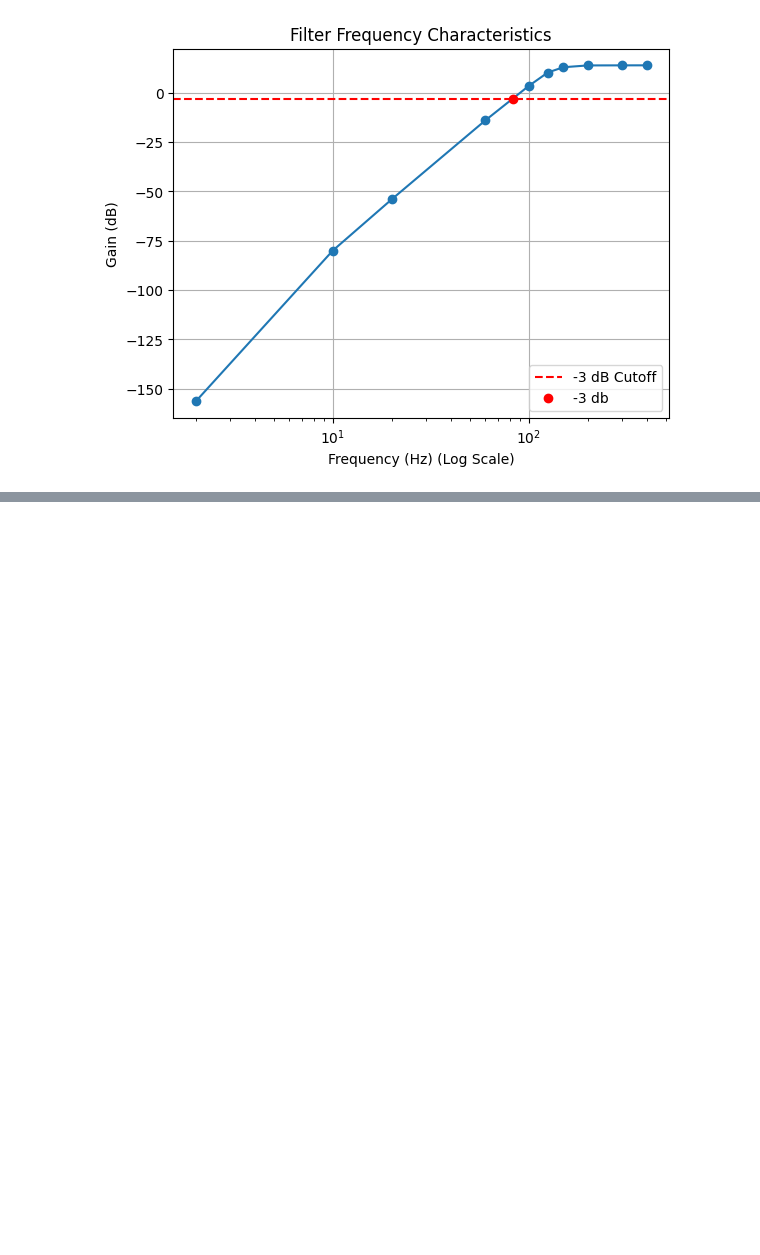
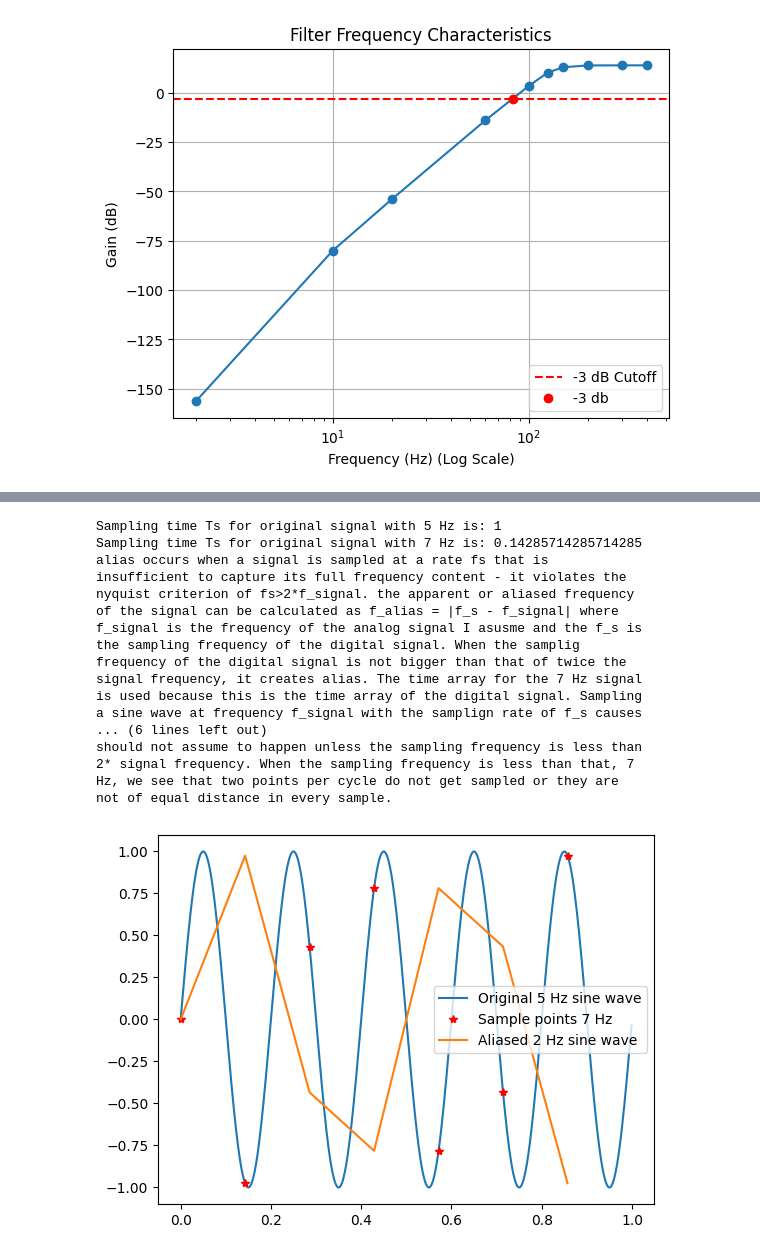
Before and after one commit to electronjia/biosignal_medical_image_processing_questions, a Jupyter notebook: chapter_1.ipynb, the cells around one changed output, grey strips where cells are left out. Cells and saved outputs as stored; diff of their text form; code cells hidden in the pictures; blank space fills up the shorter version.

```diff
--- a/chapter_1.ipynb
+++ b/chapter_1.ipynb
@@ -72,0 +86,60 @@ The estimated order of the filter is: 4
+# %%
+import numpy as np
+import math
+import matplotlib.pyplot as plt
+import textwrap
+
+# Parameters
+t_t = 1
+freq_analog = 5 # frequency of original sine wave Hz
+freq_sampling = 7 # sampling frequency Hzz
+N = 1000
+
+# Generate
+t_s_analog = t_t / N # Sampling time for the original signal at 5 Hz
+t_s_digital = 1/freq_sampling # Sampling time for the new signal at 7 Hz
+
+# Generate time arrays using the total time and sampling times
+time_arr_1 = np.arange(0, t_t, t_s_analog)
+time_arr_7 = np.arange(0,t_t, t_s_digital)
+
+# Generate the two sine waves
+sine_arr_5 = np.sin(freq_analog*2*np.pi*time_arr_1)
+sine_arr_7 = np.sin(freq_analog*2*np.pi*time_arr_7)
+
+plt.figure()
+plt.plot(time_arr_1, sine_arr_5, label=f"Original {freq_analog} Hz sine wave")
+plt.plot(time_arr_7, sine_arr_7, "r*",  label=f"Sample points {freq_sampling} Hz")
+
+# Find aliased
+alias_freq = np.abs(freq_sampling - freq_analog)
+sine_alias = np.sin(2*np.pi*alias_freq*time_arr_7)
+
+plt.plot(time_arr_7, sine_alias,  label=f"Aliased {alias_freq:.0f} Hz sine wave")
+plt.legend()
+
+
+print(f"Sampling time Ts for original signal with 5 Hz is: {t_t}")
+print(f"Sampling time Ts for original signal with 7 Hz is: {t_s_digital}")
+output = "alias occurs when a signal is sampled at a rate fs that is insufficient to capture its full frequency content - it violates the nyquist criterion of fs>2*f_signal. the apparent or aliased frequency of the signal can be calculated as f_alias = |f_s - f_signal| where f_signal is the frequency of the analog signal I asusme and the f_s is the sampling frequency of the digital signal. When the samplig frequency of the digital signal is not bigger than that of twice the signal frequency, it creates alias. The time array for the 7 Hz signal is used because this is the time array of the digital signal. Sampling a sine wave at frequency f_signal with the samplign rate of f_s causes the sampled points to align with a sine wave of a lower frequency f_alias. This occurs because the sampling process introduces periodic overlap in the frequency domain. Aliasing also occurs when in one cycle we sample less than 2 points or sample points that are not of equal distance away. When I tried new frequency of 15 Hz, two points were sampled in every cycle and had the same distance apart. Aliasing should not assume to happen unless the sampling frequency is less than 2* signal frequency. When the sampling frequency is less than that, 7 Hz, we see that two points per cycle do not get sampled or they are not of equal distance in every sample."
+
+print("\n".join(textwrap.wrap(output, width=70)))
+# %% [output]
+Sampling time Ts for original signal with 5 Hz is: 1
+Sampling time Ts for original signal with 7 Hz is: 0.14285714285714285
+alias occurs when a signal is sampled at a rate fs that is
+insufficient to capture its full frequency content - it violates the
+nyquist criterion of fs>2*f_signal. the apparent or aliased frequency
+of the signal can be calculated as f_alias = |f_s - f_signal| where
+f_signal is the frequency of the analog signal I asusme and the f_s is
+the sampling frequency of the digital signal. When the samplig
+frequency of the digital signal is not bigger than that of twice the
+signal frequency, it creates alias. The time array for the 7 Hz signal
+is used because this is the time array of the digital signal. Sampling
+a sine wave at frequency f_signal with the samplign rate of f_s causes
+... (6 lines left out)
+should not assume to happen unless the sampling frequency is less than
+2* signal frequency. When the sampling frequency is less than that, 7
+Hz, we see that two points per cycle do not get sampled or they are
+not of equal distance in every sample.
+[figure, added]
```
Also changed, not shown: parts of 1 cell of this notebook.
